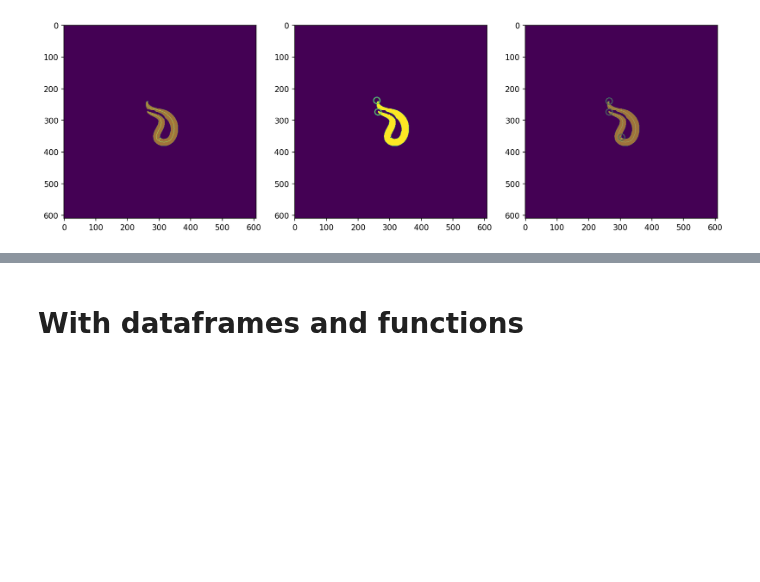
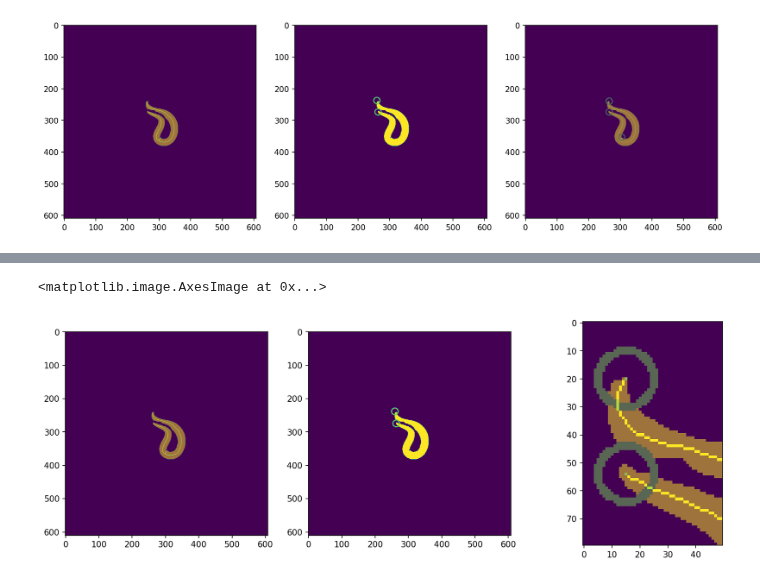
Before and after one commit to leonkontorovich/centerline_behavior_annotation, a Jupyter notebook: centerline/dev/Determine_Head_Tail.ipynb, the cells around one changed output, grey strips where cells are left out. Saved outputs shown, nothing was run; the diff lists cells and outputs as text; code cells hidden in the pictures; blank space fills up the shorter version.

```diff
--- a/centerline/dev/Determine_Head_Tail.ipynb
+++ b/centerline/dev/Determine_Head_Tail.ipynb
@@ -292,28 +208,0 @@ import itertools
-# %%
-#import package
-from skan import skeleton_to_csgraph
-
-def get_skeleton_points(skel, number_of_neighbors):
-    """
-    Returns coordinates of points in the skeleton that have the specified number of neighbors
-    endpoints have 1 neighbor, junctions 2, branches have 3 or more, etc.
-    Parameters:
-    -----------
-    skel, np.array
-    skeleton obtain from skeletonize from scikit image
-    neighbors, int
-    number of neighbors that the points should have
-    Returns:
-    -----------
-    edge_coordiantes, list
-    list of tuples with the coordinates of the edges
-    """
-
-
-    #obtain the degrees of each skeleton coordinate
-    pixel_graph, coordinates, degrees = skeleton_to_csgraph(skel)
-
-    skel_points_coords=list(zip(*np.where(degrees==number_of_neighbors)))
-
-
-    return skel_points_coords
@@ -325,7 +233,2 @@ scorer=df.columns.get_level_values(0)[0]
 # %%
 idx=1
-# %%
-#read hdf5 file with the head coordinates
-x_head, y_head =df[scorer]['Head']['x'].values,df[scorer]['Head']['y'].values
-#tail coords
-x_tail, y_tail =df[scorer]['Tail']['x'].values,df[scorer]['Tail']['y'].values
@@ -579,2 +300,0 @@ df[df['dist_edge_to_tail']==dist2_good.values[0]]
-# %% [markdown]
-# With dataframes and functions
@@ -598,0 +301,12 @@ def paired_closest_neighbors(paired_coordinates,candidate_coordinates):
+# %%
+#plotting
+fig, axes =plt.subplots(figsize=(15,5), ncols=3, nrows=1,dpi=150)
+
+axes[0].imshow(img)
+axes[0].imshow(skel, alpha=.5)
+axes[1].imshow(labeled_img)
+axes[2].imshow(degrees[220:300,250:300])
+axes[2].imshow(edges_img[220:300,250:300], alpha=.5)
+# %% [output]
+<matplotlib.image.AxesImage at 0x...>
+[figure, added]
```
Also changed, not shown: parts of 69 cells of this notebook, 1 other file.
